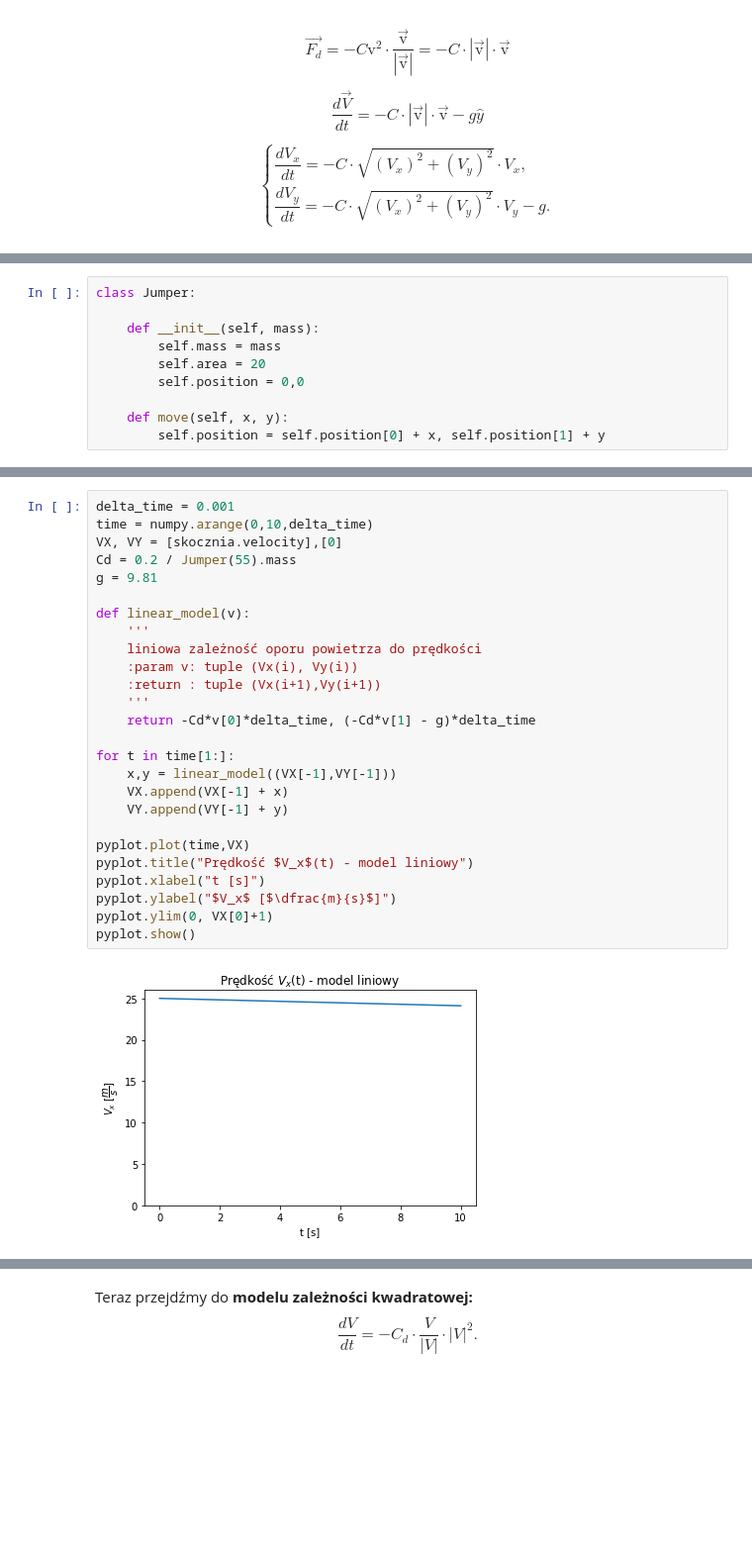
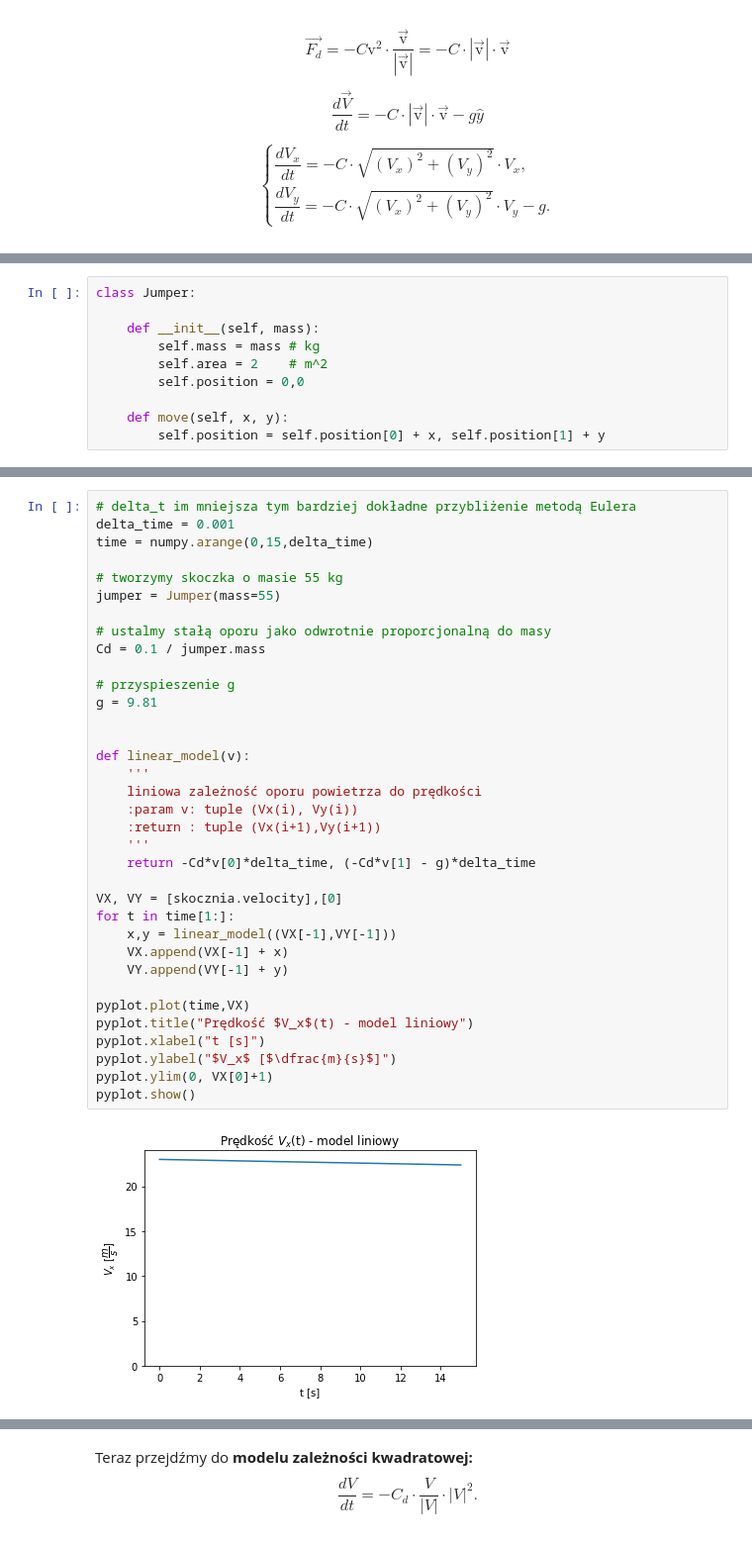
Before and after one commit to maciejratajski1999/Skoki-narciarskie, a Jupyter notebook: main.ipynb, the cells around one changed output, grey strips where cells are left out. Shown: that part at 99% size. Saved outputs shown, nothing was run; the diff lists cells and outputs as text; blank space fills up the shorter version.

```diff
--- a/main.ipynb
+++ b/main.ipynb
@@ -185,8 +149,8 @@ Skoczkowi przyznamy daną masę oraz będziemy chcieli przemieszczać go po pła
 class Jumper:
 
     def __init__(self, mass):
-        self.mass = mass
-        self.area = 20
+        self.mass = mass # kg
+        self.area = 2    # m^2
         self.position = 0,0
 
     def move(self, x, y):
@@ -204,31 +168,40 @@ $|V| =  \sqrt{V_x^2+V_y^2}$ - długość wektora prędkości. !? Dobrze?
 # %%
+# delta_t im mniejsza tym bardziej dokładne przybliżenie metodą Eulera
 delta_time = 0.001
-time = numpy.arange(0,10,delta_time)
-VX, VY = [skocznia.velocity],[0]
-Cd = 0.2 / Jumper(55).mass
+time = numpy.arange(0,15,delta_time)
+
+# tworzymy skoczka o masie 55 kg
+jumper = Jumper(mass=55)
+
+# ustalmy stałą oporu jako odwrotnie proporcjonalną do masy
+Cd = 0.1 / jumper.mass
+
+# przyspieszenie g
 g = 9.81
+
 
 def linear_model(v):
     '''
     liniowa zależność oporu powietrza do prędkości
     :param v: tuple (Vx(i), Vy(i))
     :return : tuple (Vx(i+1),Vy(i+1))
     '''
     return -Cd*v[0]*delta_time, (-Cd*v[1] - g)*delta_time
 
+VX, VY = [skocznia.velocity],[0]
 for t in time[1:]:
     x,y = linear_model((VX[-1],VY[-1]))
     VX.append(VX[-1] + x)
     VY.append(VY[-1] + y)
 
 pyplot.plot(time,VX)
 pyplot.title("Prędkość $V_x$(t) - model liniowy")
 pyplot.xlabel("t [s]")
 pyplot.ylabel("$V_x$ [$\dfrac{m}{s}$]")
 pyplot.ylim(0, VX[0]+1)
 pyplot.show()
 # %% [output]
-[figure, old version]
+[figure, new version]
 # %%
 pyplot.plot(time,VY)
 pyplot.title("Prędkość $V_y(t)$ - model liniowy")
```
Also changed, not shown: parts of 21 cells of this notebook, 1 other file.
